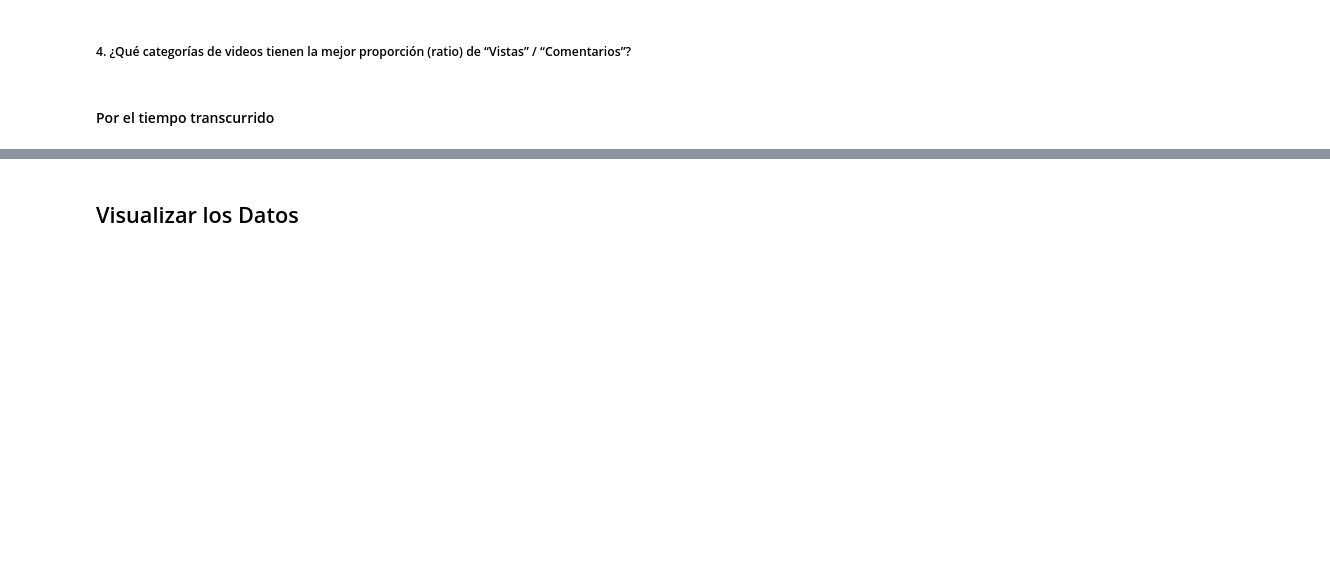
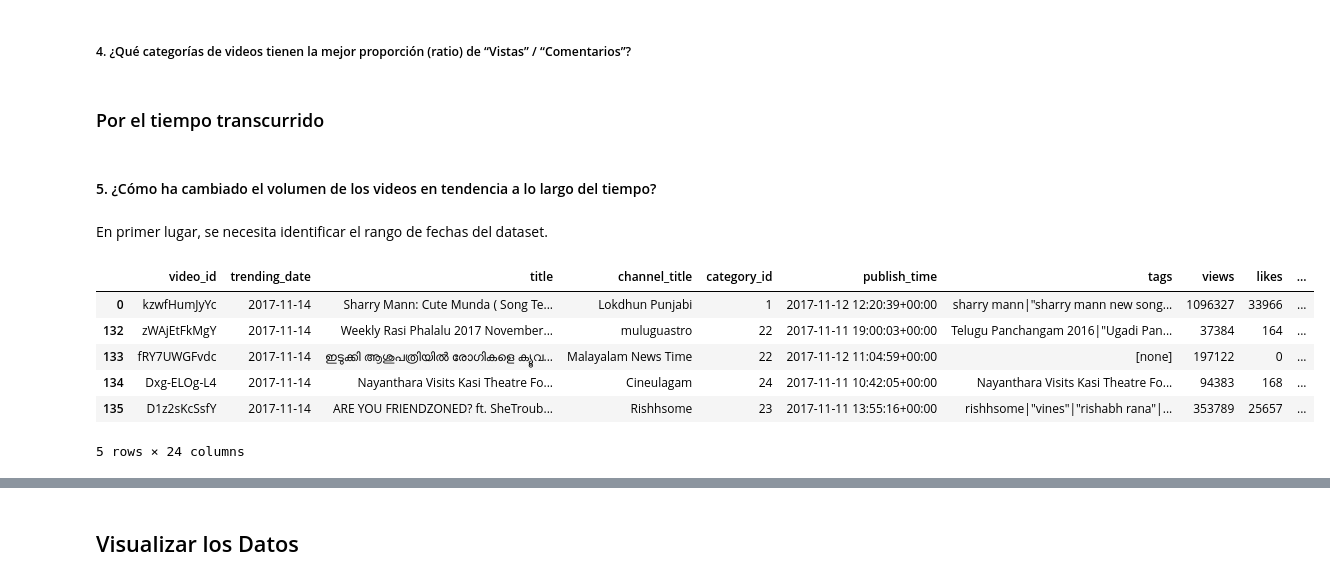
Before and after one commit to Adm-Info/EB-2022-1-CC50, a Jupyter notebook: code/EB-2022-1-CC50.ipynb, the cells around one changed output, grey strips where cells are left out. Drawn from its saved outputs; the diff is of its cells as text; code cells hidden in the pictures; blank space fills up the shorter version.

```diff
--- a/code/EB-2022-1-CC50.ipynb
+++ b/code/EB-2022-1-CC50.ipynb
@@ -353,4 +353,18 @@ Se utilizó la cantidad de vistas como el indicador de tendencia. Como se observ
 # %% [markdown]
 ##### 4. ¿Qué categorías de videos tienen la mejor proporción (ratio) de “Vistas” / “Comentarios”?
 # %% [markdown]
-#### Por el tiempo transcurrido
+### Por el tiempo transcurrido
+# %% [markdown]
+#### 5. ¿Cómo ha cambiado el volumen de los videos en tendencia a lo largo del tiempo?
+# %% [markdown]
+En primer lugar, se necesita identificar el rango de fechas del dataset.
+# %%
+data_cat.sort_values(by="trending_date").head()
+# %% [output]
+|  | video_id | trending_date | title | channel_title | category_id | publish_time | tags | views | likes | ... |
+| 0 | kzwfHumJyYc | 2017-11-14 | Sharry Mann: Cute Munda ( Song Te... | Lokdhun Punjabi | 1 | 2017-11-12 12:20:39+00:00 | sharry mann|"sharry mann new song... | 1096327 | 33966 | ... |
+| 132 | zWAjEtFkMgY | 2017-11-14 | Weekly Rasi Phalalu 2017 November... | muluguastro | 22 | 2017-11-11 19:00:03+00:00 | Telugu Panchangam 2016|"Ugadi Pan... | 37384 | 164 | ... |
+| 133 | fRY7UWGFvdc | 2017-11-14 | ഇടുക്കി ആശുപത്രിയിൽ രോഗികളെ ക്യൂവ... | Malayalam News Time | 22 | 2017-11-12 11:04:59+00:00 | [none] | 197122 | 0 | ... |
+| 134 | Dxg-ELOg-L4 | 2017-11-14 | Nayanthara Visits Kasi Theatre Fo... | Cineulagam | 24 | 2017-11-11 10:42:05+00:00 | Nayanthara Visits Kasi Theatre Fo... | 94383 | 168 | ... |
+| 135 | D1z2sKcSsfY | 2017-11-14 | ARE YOU FRIENDZONED? ft. SheTroub... | Rishhsome | 23 | 2017-11-11 13:55:16+00:00 | rishhsome|"vines"|"rishabh rana"|... | 353789 | 25657 | ... |
+5 rows × 24 columns
```
Also changed, not shown: parts of 7 cells of this notebook.
